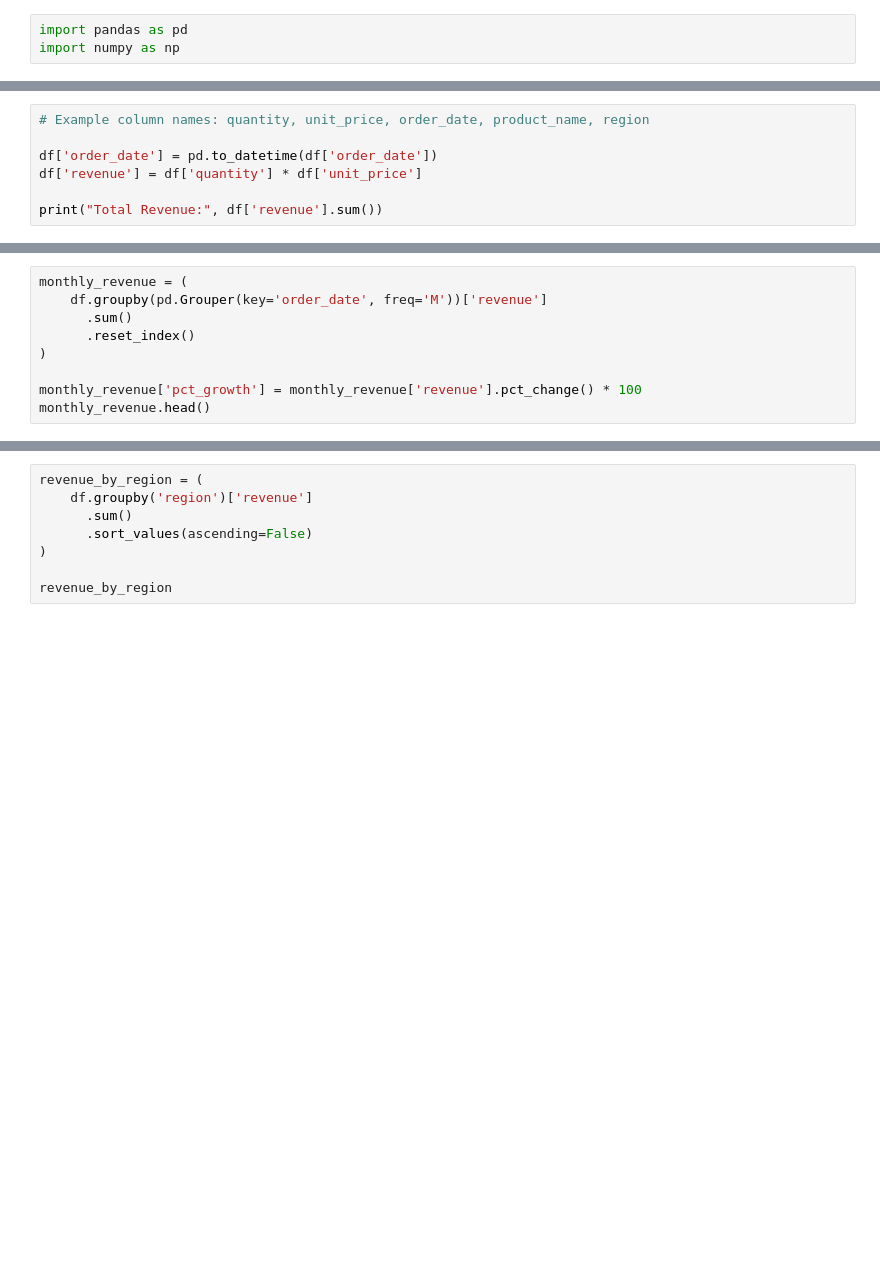
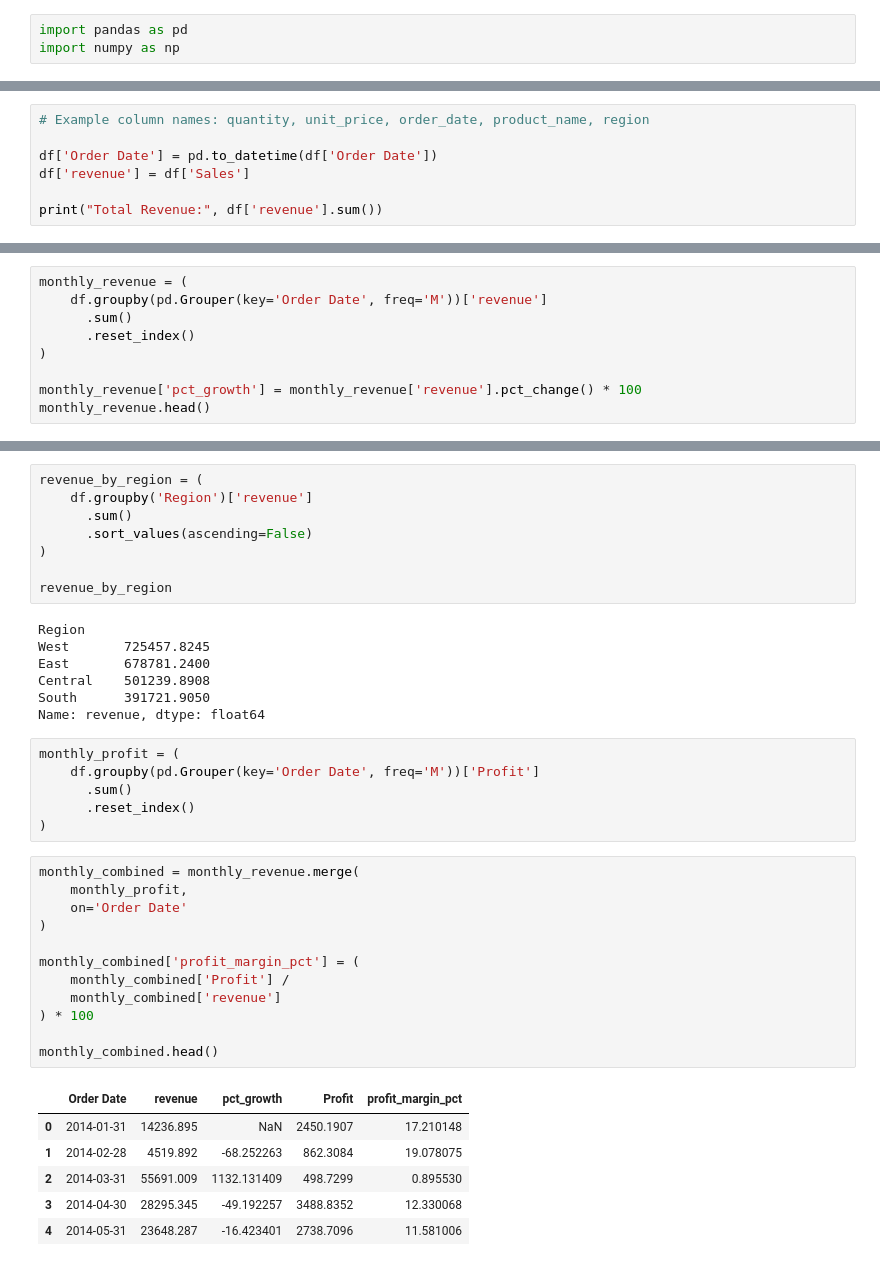
Before and after one commit to Julie-max/InsightFoundry, a Jupyter notebook: notebooks/00_kpis.ipynb, the cells around one changed output, grey strips where cells are left out. Saved outputs shown, nothing was run; the diff lists cells and outputs as text; blank space fills up the shorter version.

Commit message:
Day0: completed environment setup, KPI foundation (revenue, growth, profit, margin) and analytical review

```diff
--- a/notebooks/00_kpis.ipynb
+++ b/notebooks/00_kpis.ipynb
@@ -14,7 +54,7 @@ df.describe(include='all')
 # %%
 # Example column names: quantity, unit_price, order_date, product_name, region
 
-df['order_date'] = pd.to_datetime(df['order_date'])
-df['revenue'] = df['quantity'] * df['unit_price']
+df['Order Date'] = pd.to_datetime(df['Order Date'])
+df['revenue'] = df['Sales']
 
 print("Total Revenue:", df['revenue'].sum())
@@ -21,6 +63,6 @@ print("Total Revenue:", df['revenue'].sum())
 # %%
 monthly_revenue = (
-    df.groupby(pd.Grouper(key='order_date', freq='M'))['revenue']
+    df.groupby(pd.Grouper(key='Order Date', freq='M'))['revenue']
       .sum()
       .reset_index()
 )
@@ -39,8 +101,40 @@ top_products
 # %%
 revenue_by_region = (
-    df.groupby('region')['revenue']
+    df.groupby('Region')['revenue']
       .sum()
       .sort_values(ascending=False)
 )
 
 revenue_by_region
+# %% [output]
+Region
+West       725457.8245
+East       678781.2400
+Central    501239.8908
+South      391721.9050
+Name: revenue, dtype: float64
+# %%
+monthly_profit = (
+    df.groupby(pd.Grouper(key='Order Date', freq='M'))['Profit']
+      .sum()
+      .reset_index()
+)
+# %%
+monthly_combined = monthly_revenue.merge(
+    monthly_profit,
+    on='Order Date'
+)
+
+monthly_combined['profit_margin_pct'] = (
+    monthly_combined['Profit'] /
+    monthly_combined['revenue']
+) * 100
+
+monthly_combined.head()
+# %% [output]
+|  | Order Date | revenue | pct_growth | Profit | profit_margin_pct |
+| 0 | 2014-01-31 | 14236.895 | NaN | 2450.1907 | 17.210148 |
+| 1 | 2014-02-28 | 4519.892 | -68.252263 | 862.3084 | 19.078075 |
+| 2 | 2014-03-31 | 55691.009 | 1132.131409 | 498.7299 | 0.895530 |
+| 3 | 2014-04-30 | 28295.345 | -49.192257 | 3488.8352 | 12.330068 |
+| 4 | 2014-05-31 | 23648.287 | -16.423401 | 2738.7096 | 11.581006 |
```
Also changed, not shown: parts of 5 cells of this notebook.
